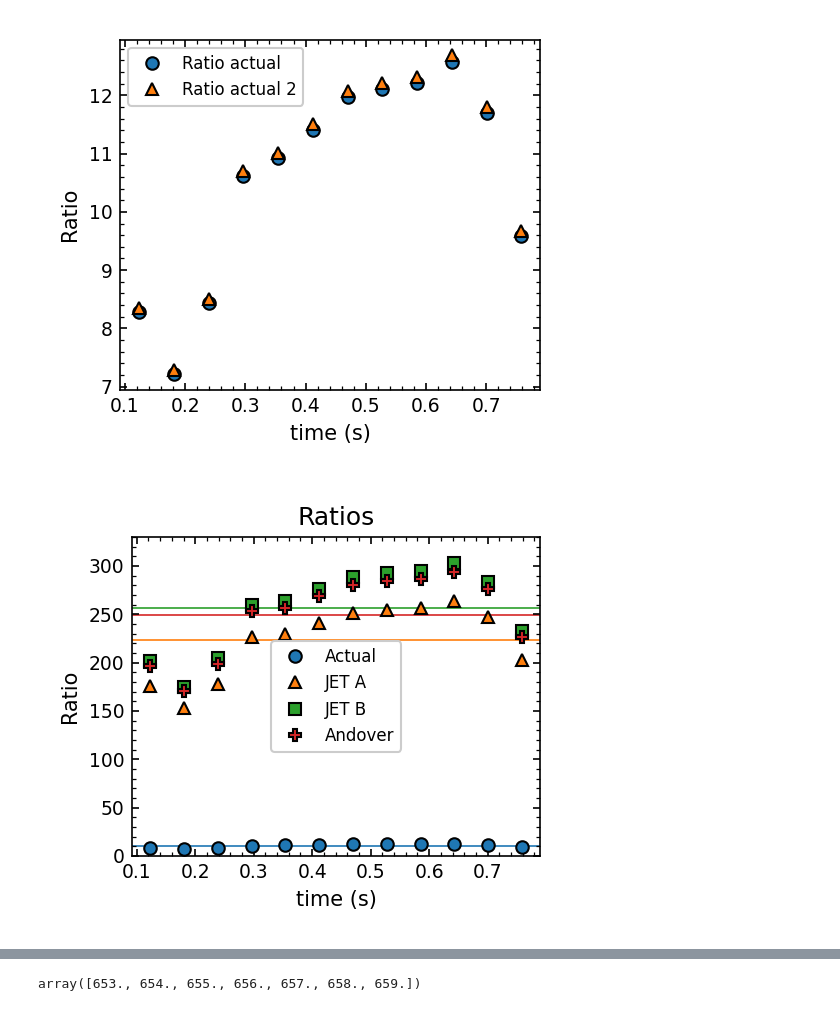
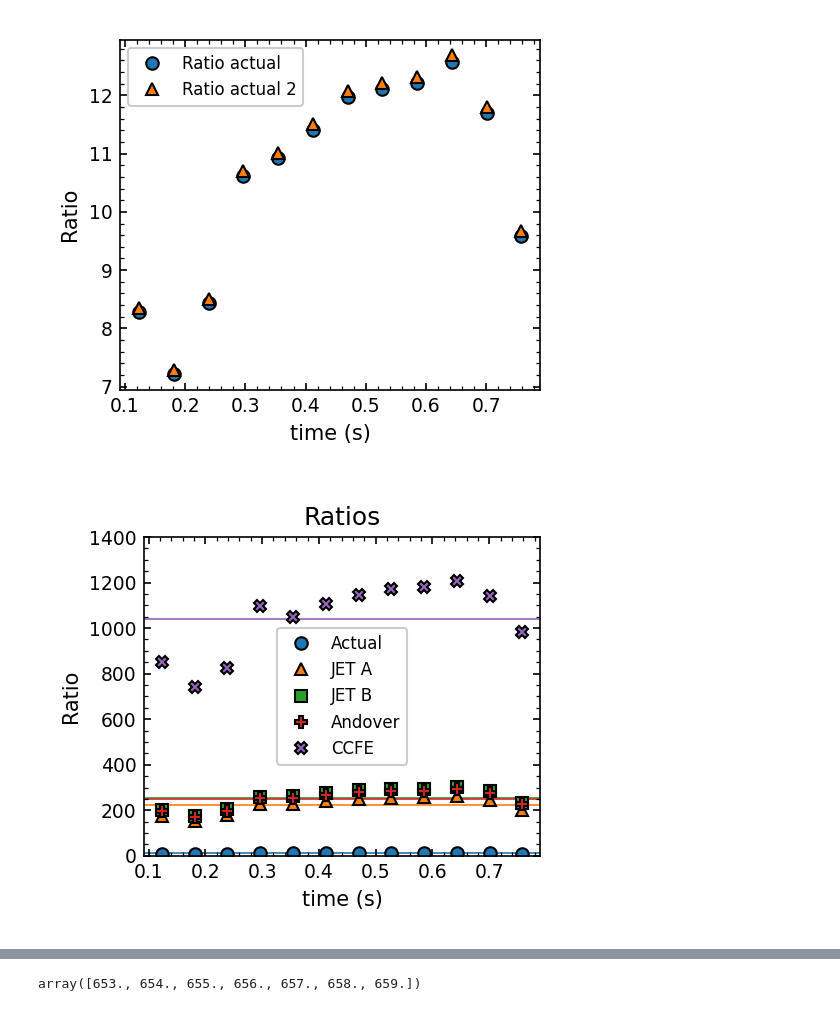
Before and after one commit to JamieDunsmore7/tokamak_inversion_routines, a Jupyter notebook: Spectra/ipynb of spectra.py 51081.ipynb, the cells around one changed output, grey strips where cells are left out. Cells and saved outputs as stored; diff of their text form; code cells hidden in the pictures.

```diff
--- a/Spectra/ipynb of spectra.py 51081.ipynb
+++ b/Spectra/ipynb of spectra.py 51081.ipynb
@@ -72,6 +72,7 @@ filter = np.load('/home/sthoma/tokamak_inversion_routines/mastu/filterHSV.npz')
 filter_15A = np.load('/home/sthoma/tokamak_inversion_routines/mastu/filterHSV_1.5A.npz')
 filter_15B = np.load('/home/sthoma/tokamak_inversion_routines/mastu/filterHSV_1.5B.npz')
 filter_andover = np.load('/home/sthoma/tokamak_inversion_routines/mastu/filterHSV_andover.npz')
+filter_CCFE = np.load('/home/sthoma/tokamak_inversion_routines/mastu/filterHSV_andoverCCFE_adjusted.npz')
 
 
 ### example shot number
@@ -85,6 +86,7 @@ fHSV = interp1d(filter['wavelength'], filter['transmission'])
 f_15A = interp1d(filter_15A['wavelength'], filter_15A['transmission'])
 f_15B = interp1d(filter_15B['wavelength'], filter_15B['transmission'])
 f_andover = interp1d(filter_andover['wavelength'], filter_andover['transmission'])
+f_CCFE = interp1d(filter_CCFE['wavelength'], filter_CCFE['transmission'])
 # %%
 ### select which to fit to
 ch = 4 # which channel
@@ -96,10 +98,12 @@ ratio_actual = np.zeros(tind1 - tind0)
 ratio_15A = np.zeros(tind1 - tind0)
 ratio_15B = np.zeros(tind1 - tind0)
 ratio_andover = np.zeros(tind1 - tind0)
+ratio_CCFE = np.zeros(tind1 - tind0)
 ratio_actual2 = np.zeros(tind1 - tind0)
 ratio_15A2 = np.zeros(tind1 - tind0)
 ratio_15B2 = np.zeros(tind1 - tind0)
 ratio_andover2 = np.zeros(tind1 - tind0)
+ratio_CCFE2 = np.zeros(tind1 - tind0)
 
 for tind in range(tind0, tind1):
 #     tind = 8 # which time
@@ -163,6 +167,7 @@ for tind in range(tind0, tind1):
     ax2.plot(filter_15A['wavelength'], filter_15A['transmission'], '-', c='C6', lw=filterlw, zorder=2, label='1.5A')
     ax2.plot(filter_15B['wavelength'], filter_15B['transmission'], '--', c='C8', lw=filterlw, zorder=2, label='1.5B')
     ax2.plot(filter_andover['wavelength'], filter_andover['transmission'], '-', c='C9', lw=filterlw, zorder=2, label='andover')
+    ax2.plot(filter_CCFE['wavelength'], filter_CCFE['transmission'], '-', c='C5', lw=filterlw, zorder=2, label='CCFE')
     ax2.legend(fancybox=1, framealpha=1, loc='upper right', fontsize=8)
 
     ax.plot(x, y, '-k', zorder=3) # data
@@ -233,6 +238,12 @@ for tind in range(tind0, tind1):
     C2_andover = C2_actual * (f_andover(popt1[1+3]) / 100.)
     ratio_andover[tind-tind0] = Dalpha_andover / (C1_andover + C2_andover)
 
+    Dalpha_CCFE = Dalpha_actual * (f_CCFE(popt0[1]) / 100.)
+    C1_CCFE = C1_actual * (f_CCFE(popt1[1]) / 100.)
+    C2_CCFE = C2_actual * (f_CCFE(popt1[1+3]) / 100.)
+    print(Dalpha_CCFE, C1_CCFE, C2_CCFE)
+    ratio_CCFE[tind-tind0] = Dalpha_CCFE / (C1_CCFE + C2_CCFE)
+
     Dalpha_actual2 = popt0[0] / (93.19368714285714 / 100.)
     C1_actual2 = popt1[0] / (93.19368714285714 / 100.)
     C2_actual2 = popt1[3] / (93.19368714285714 / 100.)
@@ -252,4 +263,10 @@ for tind in range(tind0, tind1):
     C1_andover2 = C1_actual2 * (f_andover(popt1[1]) / 100.)
     C2_andover2 = C2_actual2 * (f_andover(popt1[1+3]) / 100.)
     ratio_andover2[tind-tind0] = Dalpha_andover2 / (C1_andover2 + C2_andover2)
+
+    Dalpha_CCFE2 = Dalpha_actual2 * (f_CCFE(popt0[1]) / 100.)
+    C1_CCFE2 = C1_actual2 * (f_CCFE(popt1[1]) / 100.)
+    C2_CCFE2 = C2_actual2 * (f_CCFE(popt1[1+3]) / 100.)
+    ratio_CCFE2[tind-tind0] = Dalpha_CCFE2 / (C1_CCFE2 + C2_CCFE2)
+    print(Dalpha_CCFE2, C1_CCFE2, C2_CCFE2)
 # %% [output]
@@ -284,29 +325,31 @@ plt.tight_layout()
 # %%
 fig, ax = plt.subplots(1, 1, figsize=(3.5,3), dpi=150)
 ax.plot(spt[tind0:tind1], ratio_actual, 'o', c='C0', mec='k', label='Actual', zorder=2)
 ax.plot(spt[tind0:tind1], ratio_15A, '^', c='C1', mec='k', label='JET A', zorder=2)
 ax.plot(spt[tind0:tind1], ratio_15B, 's', c='C2', mec='k', label='JET B', zorder=2)
 ax.plot(spt[tind0:tind1], ratio_andover, 'P', c='C3', mec='k', label='Andover', zorder=2)
+ax.plot(spt[tind0:tind1], ratio_CCFE, 'X', c='C4', mec='k', label='CCFE', zorder=2)
 ax.legend(fancybox=1, framealpha=1, fontsize=8)
 ax.tick_params(
     axis="both", which='both', labelsize=9, direction='in',
     left=True, bottom=True, right=True, top=True
 )
 ax.xaxis.set_minor_locator(AutoMinorLocator())
 ax.yaxis.set_minor_locator(AutoMinorLocator())
 ax.set_xlabel('time (s)')
 ax.set_ylabel('Ratio')
 ax.set_title('Ratios')
 xlim = ax.get_xlim()
 ax.set_xlim(xlim)
-ax.set_ylim([0,330])
+ax.set_ylim([0,1400])
 ax.plot(xlim, [ratio_actual.mean(),ratio_actual.mean()], '-', c='C0', lw=0.8, zorder=1)
 ax.plot(xlim, [ratio_15A.mean(),ratio_15A.mean()], '-', c='C1', lw=0.8, zorder=1)
 ax.plot(xlim, [ratio_15B.mean(),ratio_15B.mean()], '-', c='C2', lw=0.8, zorder=1)
 ax.plot(xlim, [ratio_andover.mean(),ratio_andover.mean()], '-', c='C3', lw=0.8, zorder=1)
+ax.plot(xlim, [ratio_CCFE.mean(),ratio_CCFE.mean()], '-', c='C4', lw=0.8, zorder=1)
 plt.tight_layout()
 # %% [output]
-[figure, old version]
+[figure, new version]
 # %%
 fig, ax = plt.subplots(1, 1, figsize=(3.5,3), dpi=150)
 ax.plot(spt[tind0:tind1], ratio_actual2, 'o', c='C0', mec='k', label='Actual')
```
Also changed, not shown: parts of 5 cells of this notebook, 43 other files.
